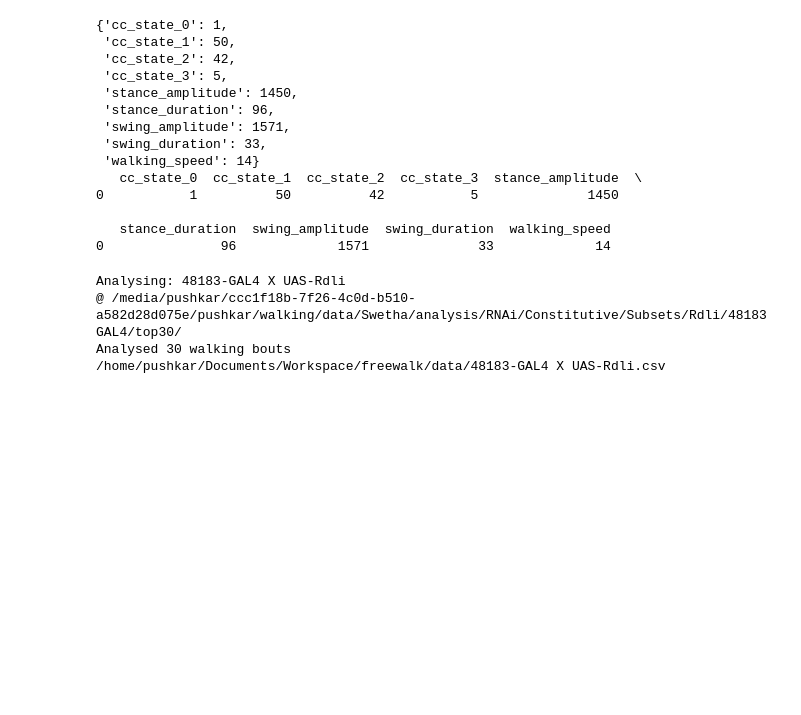
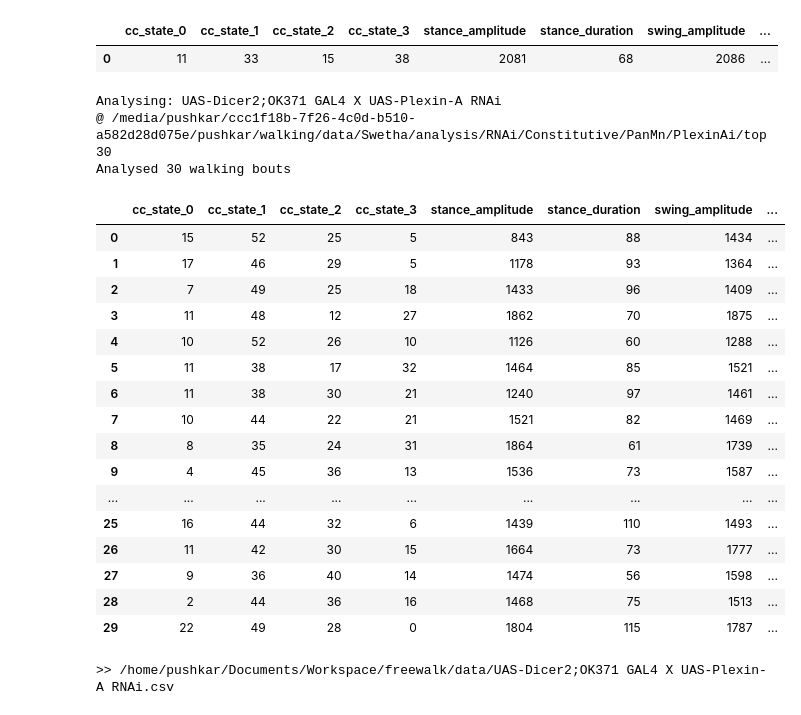
Before and after one commit to pushkarparanjpe/freewalk, a Jupyter notebook: notebook/RunAna.ipynb, the cells around one changed output. Drawn from its saved outputs; the diff is of its cells as text; code cells hidden in the pictures; blank space fills up the shorter version.

```diff
--- a/notebook/RunAna.ipynb
+++ b/notebook/RunAna.ipynb
@@ -40,7 +44,8 @@ class Bout(object):
         for leg in body_segment:
             swing_amplitudes.extend(ana.getSwingAmplitude(leg))
             swing_durations.extend(ana.getSwingDuration(leg))
-            stance_amplitudes.extend(ana.getStanceAmplitude(leg))
+            stamps = ana.getStanceAmplitude(leg)
+            stance_amplitudes.extend(stamps)
             stance_durations.extend(ana.getStanceDuration(leg))
             # Concurrency states
             cc_state_0.extend(ana.getConcurrency('S0'))
@@ -61,27 +66,15 @@ class Bout(object):
     def df(self):
         return DataFrame.from_records([self.__dict__])
 
-path = '/media/pushkar/ccc1f18b-7f26-4c0d-b510-a582d28d075e/pushkar/walking/data/' \
-            'Swetha/analysis/RNAi/Constitutive/Subsets/Rdli/48183 GAL4/top30/01'
+path = '/media/pushkar/ccc1f18b-7f26-4c0d-b510-a582d28d075e/pushkar/walking/data/Swetha/analysis/' \
+       'RNAi/Constitutive/PanMn/PlexinAi/top30/22'
 
 bout = Bout(path)
-pprint(bout.__dict__)
-pprint(bout.df())
+# pprint(bout.__dict__)
+display(bout.df())
 # %% [output]
-{'cc_state_0': 1,
- 'cc_state_1': 50,
- 'cc_state_2': 42,
- 'cc_state_3': 5,
- 'stance_amplitude': 1450,
- 'stance_duration': 96,
- 'swing_amplitude': 1571,
- 'swing_duration': 33,
- 'walking_speed': 14}
-   cc_state_0  cc_state_1  cc_state_2  cc_state_3  stance_amplitude  \
-0           1          50          42           5              1450
-
-   stance_duration  swing_amplitude  swing_duration  walking_speed
-0               96             1571              33             14
+|  | cc_state_0 | cc_state_1 | cc_state_2 | cc_state_3 | stance_amplitude | stance_duration | swing_amplitude | ... |
+| 0 | 11 | 33 | 15 | 38 | 2081 | 68 | 2086 | ... |
 # %%
 from os import listdir
 from os.path import isdir
@@ -92,41 +85,61 @@ class Trial(object):
     """
     A Trial contains many Bouts of a single genotype
     """
 
     def __init__(self, genotype, root_path):
         print('Analysing: %s' % genotype)
         print('@ %s' % root_path)
         self.genotype = genotype
         paths = [pjoin(root_path, path)
-                    for path in listdir(root_path)
+                    for path in sorted(listdir(root_path))
                  if isdir(pjoin(root_path, path)) and 'unusable' not in path and 'ignore' not in path]
 
         df = DataFrame()
+        k = 1
         for path in paths:
             bout = Bout(path)
             df = df.append(bout.df(), ignore_index=True)
+            k += 1
         print('Analysed %i walking bouts' % len(df.index))
+        display(df)
         self.df = df
 
     def save_as_csv(self, path):
         fp = pjoin(path, self.genotype+'.csv')
         self.df.to_csv(fp)
         return fp
 
 trial = Trial(
-    genotype='48183-GAL4 X UAS-Rdli',
-    root_path='/media/pushkar/ccc1f18b-7f26-4c0d-b510-a582d28d075e/pushkar/walking/data/' \
-            'Swetha/analysis/RNAi/Constitutive/Subsets/Rdli/48183 GAL4/top30/'
+    genotype='UAS-Dicer2;OK371 GAL4 X UAS-Plexin-A RNAi',
+    root_path='/media/pushkar/ccc1f18b-7f26-4c0d-b510-a582d28d075e/pushkar/walking/data/Swetha/analysis/'
+              'RNAi/Constitutive/PanMn/PlexinAi/top30'
 )
 file_path = trial.save_as_csv(
     path='/home/pushkar/Documents/Workspace/freewalk/data'
 )
-print(file_path)
+print('>>', file_path)
 # %% [output]
-Analysing: 48183-GAL4 X UAS-Rdli
-@ /media/pushkar/ccc1f18b-7f26-4c0d-b510-a582d28d075e/pushkar/walking/data/Swetha/analysis/RNAi/Constitutive/Subsets/Rdli/48183 GAL4/top30/
+Analysing: UAS-Dicer2;OK371 GAL4 X UAS-Plexin-A RNAi
+@ /media/pushkar/ccc1f18b-7f26-4c0d-b510-a582d28d075e/pushkar/walking/data/Swetha/analysis/RNAi/Constitutive/PanMn/PlexinAi/top30
 Analysed 30 walking bouts
-/home/pushkar/Documents/Workspace/freewalk/data/48183-GAL4 X UAS-Rdli.csv
+|  | cc_state_0 | cc_state_1 | cc_state_2 | cc_state_3 | stance_amplitude | stance_duration | swing_amplitude | ... |
+| 0 | 15 | 52 | 25 | 5 | 843 | 88 | 1434 | ... |
+| 1 | 17 | 46 | 29 | 5 | 1178 | 93 | 1364 | ... |
+| 2 | 7 | 49 | 25 | 18 | 1433 | 96 | 1409 | ... |
+| 3 | 11 | 48 | 12 | 27 | 1862 | 70 | 1875 | ... |
+| 4 | 10 | 52 | 26 | 10 | 1126 | 60 | 1288 | ... |
+| 5 | 11 | 38 | 17 | 32 | 1464 | 85 | 1521 | ... |
+| 6 | 11 | 38 | 30 | 21 | 1240 | 97 | 1461 | ... |
+| 7 | 10 | 44 | 22 | 21 | 1521 | 82 | 1469 | ... |
+| 8 | 8 | 35 | 24 | 31 | 1864 | 61 | 1739 | ... |
+| 9 | 4 | 45 | 36 | 13 | 1536 | 73 | 1587 | ... |
+| ... | ... | ... | ... | ... | ... | ... | ... | ... |
+| 25 | 16 | 44 | 32 | 6 | 1439 | 110 | 1493 | ... |
+| 26 | 11 | 42 | 30 | 15 | 1664 | 73 | 1777 | ... |
+| 27 | 9 | 36 | 40 | 14 | 1474 | 56 | 1598 | ... |
+| 28 | 2 | 44 | 36 | 16 | 1468 | 75 | 1513 | ... |
+| 29 | 22 | 49 | 28 | 0 | 1804 | 115 | 1787 | ... |
+>> /home/pushkar/Documents/Workspace/freewalk/data/UAS-Dicer2;OK371 GAL4 X UAS-Plexin-A RNAi.csv
 # %%
 output_path = '/home/pushkar/Documents/Workspace/freewalk/data/csv/'
 df_table_of_trials = DataFrame.from_csv('/home/pushkar/Documents/Workspace/freewalk/data/TableOfTrials.csv')
```
Also changed, not shown: parts of 2 cells of this notebook, 1 other file.
